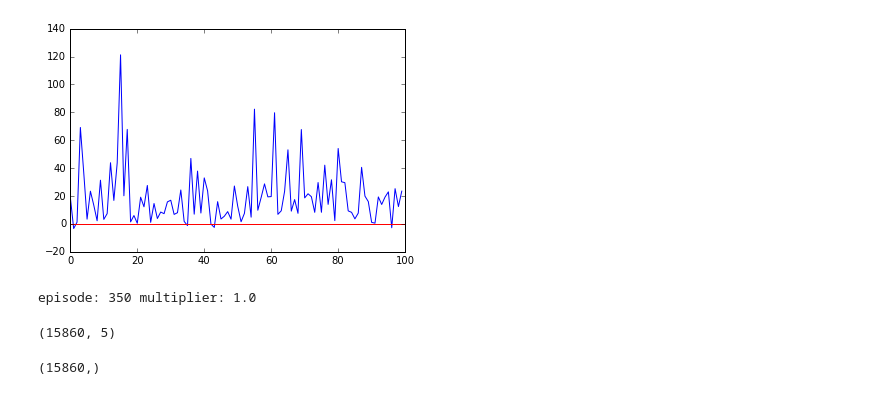
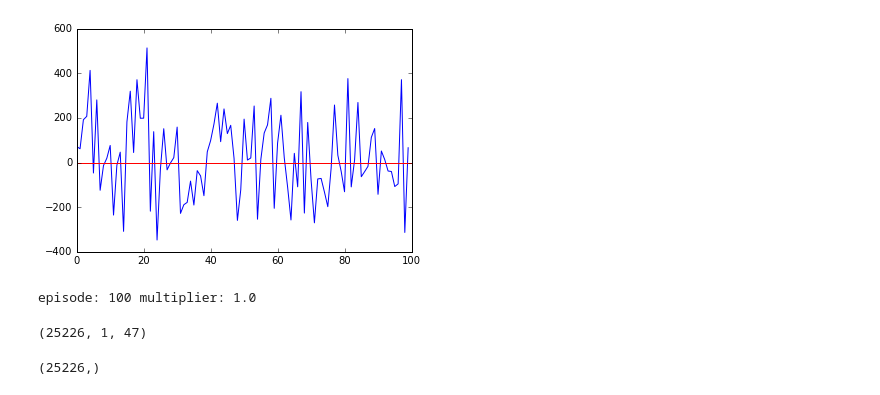
Before and after one commit to JonComo/stumbly, a Jupyter notebook: tsne.ipynb, the cells around one changed output. Drawn from its saved outputs; the diff is of its cells as text; code cells hidden in the pictures.

```diff
--- a/tsne.ipynb
+++ b/tsne.ipynb
@@ -29,10 +29,10 @@ from time import sleep
 # use the up and down arrow keys to introduce more or less randomness in weight changes
 
 
-FILE = 'creatures/two_legs.json'
+FILE = 'creatures/human.json'
 WEIGHT_FILE = None
 
-TIMESTEPS = 40 # timesteps per episode
+TIMESTEPS = 240 # timesteps per episode
 HIDDEN = 32
 
 # Physics engine and window
@@ -66,10 +66,12 @@ def features(time_step=0):
             a /= ANGLE_RANGE
             a = a * 2.0 - 1.0
             f += [a]
+            f += [b.linearVelocity[0]/100]
+            f += [b.linearVelocity[1]/100]
+
             #p = engine.to_screen(b.position)
             #f += [p[0]/engine.width]
             #f += [p[1]/engine.height]
-            #f += [a]
             #f += [np.sin(b.angle)]
             #f += [np.cos(b.angle)]
 
@@ -116,7 +118,7 @@ class Weights(object):
         z1 = features.dot(self.W1)
         h1 = relu(z1)
         z2 = h1.dot(self.W2)
-        #z2 = np.tanh(z2)
+        z2 = np.tanh(z2)
         return z2
 
     def modify(self, multiplier=1.0):
@@ -215,8 +217,8 @@ while running:
 
     set_position((engine.width/2, engine.height/2))
 
-    #for j in engine.world.joints:
-    #    j.motorSpeed = np.random.randn()
+    for j in engine.world.joints:
+        j.motorSpeed = np.random.randn()
 
     engine.step_physics(50)
     for b in engine.world.bodies:
@@ -251,52 +253,49 @@ while running:
         # act
         p0 = body_position()
         f = features(t)
         torques = act(f, w)
-        for i in range(1):
-            engine.step_physics(1)
-            if not speedup:
-                engine.render()
-                engine.clock_tick()
+
+        engine.step_physics(1)
 
         # reward
         p1 = body_position()
-        reward = p0[1] - p1[1]
+        reward = p1[0] - p0[0]
         #new_p = body_position()
         #reward = np.average([b.position[1] for b in engine.world.bodies])
         #reward += (new_p[0] - last_p[0])
 
         if speedup:
-            M.append(f)
+            M.append(np.hstack((f, torques)))
             #M.append(torques)
             R.append(reward)
 
         total_r += reward
 
         if t > TIMESTEPS:
             engine.render()
             reset = True
 
         if not speedup:
             engine.render()
             engine.clock_tick()
 
         # prepare for next rounds
         t += 1
 
 engine.close()
 # %% [output]
-[figure, old version]
+[figure, new version]
-episode: 350 multiplier: 1.0
+episode: 100 multiplier: 1.0
 # %%
 M = np.array(M)
 R = np.array(R)
+# %%
+M.shape
+# %% [output]
+(25226, 1, 47)
 # %%
 M = M.reshape(M.shape[0], M.shape[2])
-# %%
-M.shape
-# %% [output]
-(15860, 5)
 # %%
 R.shape
 # %% [output]
-(15860,)
+(25226,)
```
Also changed, not shown: parts of 8 cells of this notebook, 3 other files.
